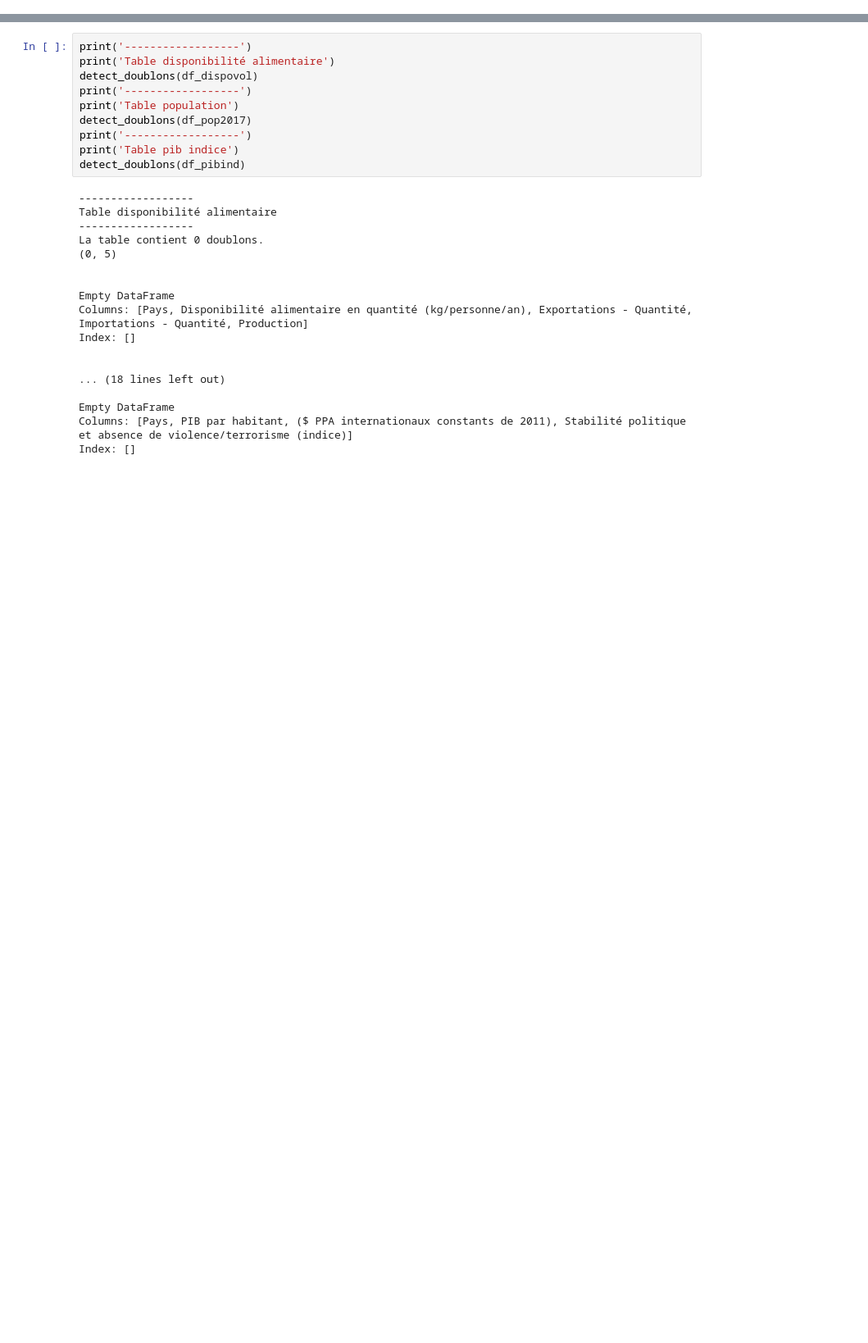
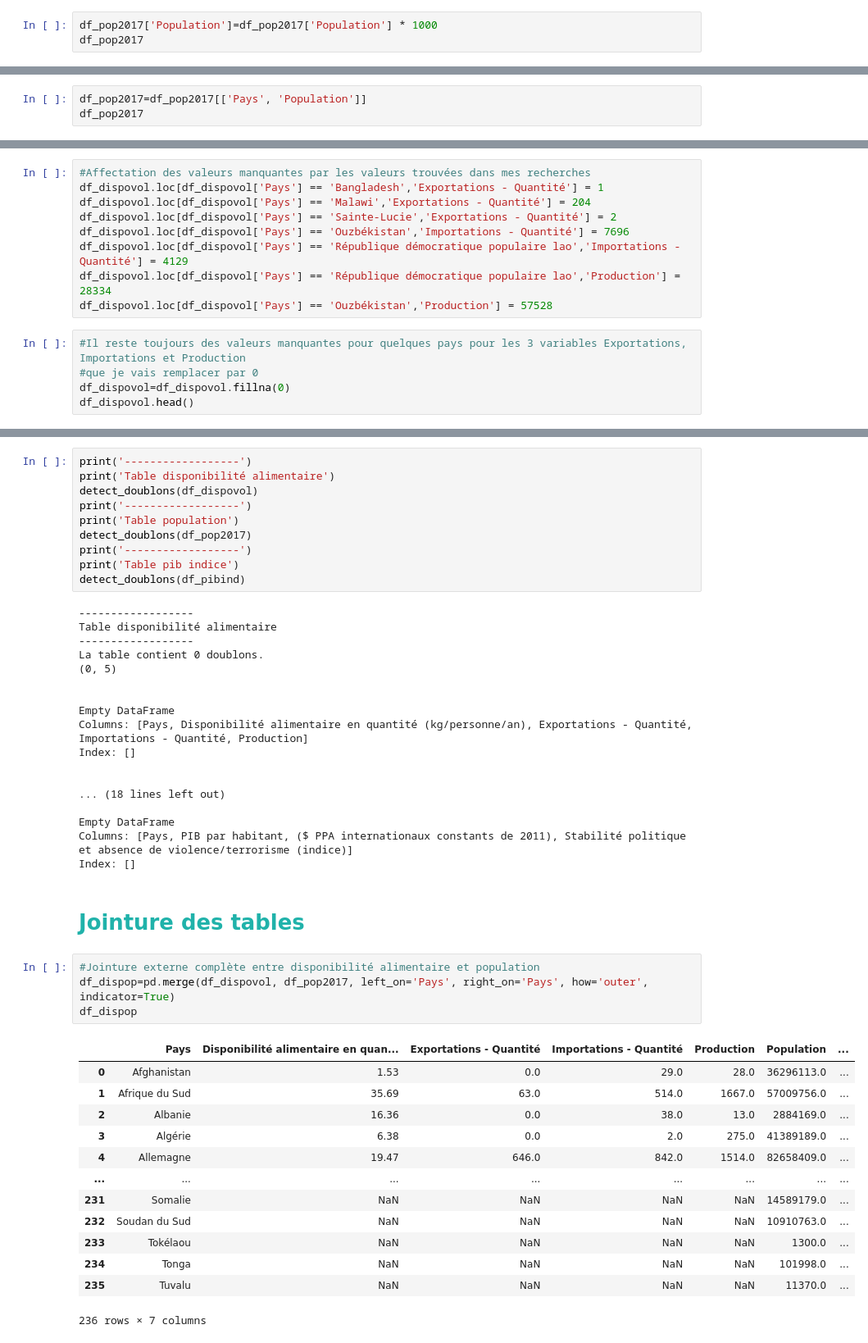
Before and after one commit to Randasabag/Etude-de-march-de-la-poule-qui-chante-avec-Python, a Jupyter notebook: projet9.ipynb, the cells around one changed output, grey strips where cells are left out. Shown at 82% size. Cells and saved outputs as stored; diff of their text form; blank space fills up the shorter version.

```diff
--- a/projet9.ipynb
+++ b/projet9.ipynb
@@ -163,3 +158,6 @@ df_pop2017.head()
 | 55 | Albanie | 1000 personnes | 2884.169 |
 | 74 | Algérie | 1000 personnes | 41389.189 |
 | 93 | Allemagne | 1000 personnes | 82658.409 |
+# %%
+df_pop2017['Population']=df_pop2017['Population'] * 1000
+df_pop2017
@@ -165,0 +178,3 @@ df_pop2017.head()
+# %%
+df_pop2017=df_pop2017[['Pays', 'Population']]
+df_pop2017
@@ -323,0 +317,14 @@ df_dispovol
+# %%
+#Affectation des valeurs manquantes par les valeurs trouvées dans mes recherches
+df_dispovol.loc[df_dispovol['Pays'] == 'Bangladesh','Exportations - Quantité'] = 1
+df_dispovol.loc[df_dispovol['Pays'] == 'Malawi','Exportations - Quantité'] = 204
+df_dispovol.loc[df_dispovol['Pays'] == 'Sainte-Lucie','Exportations - Quantité'] = 2
+df_dispovol.loc[df_dispovol['Pays'] == 'Ouzbékistan','Importations - Quantité'] = 7696
+df_dispovol.loc[df_dispovol['Pays'] == 'République démocratique populaire lao','Importations - Quantité'] = 4129
+df_dispovol.loc[df_dispovol['Pays'] == 'République démocratique populaire lao','Production'] = 28334
+df_dispovol.loc[df_dispovol['Pays'] == 'Ouzbékistan','Production'] = 57528
+# %%
+#Il reste toujours des valeurs manquantes pour quelques pays pour les 3 variables Exportations, Importations et Production
+#que je vais remplacer par 0
+df_dispovol=df_dispovol.fillna(0)
+df_dispovol.head()
@@ -378,3 +437,23 @@ Index: []
 Empty DataFrame
 Columns: [Pays, PIB par habitant, ($ PPA internationaux constants de 2011), Stabilité politique et absence de violence/terrorisme (indice)]
 Index: []
+# %% [markdown]
+# <a name="C3"><font color='LightSeaGreen'>Jointure des tables</font></a>
+# %%
+#Jointure externe complète entre disponibilité alimentaire et population
+df_dispop=pd.merge(df_dispovol, df_pop2017, left_on='Pays', right_on='Pays', how='outer', indicator=True)
+df_dispop
+# %% [output]
+|  | Pays | Disponibilité alimentaire en quan... | Exportations - Quantité | Importations - Quantité | Production | Population | ... |
+| 0 | Afghanistan | 1.53 | 0.0 | 29.0 | 28.0 | 36296113.0 | ... |
+| 1 | Afrique du Sud | 35.69 | 63.0 | 514.0 | 1667.0 | 57009756.0 | ... |
+| 2 | Albanie | 16.36 | 0.0 | 38.0 | 13.0 | 2884169.0 | ... |
+| 3 | Algérie | 6.38 | 0.0 | 2.0 | 275.0 | 41389189.0 | ... |
+| 4 | Allemagne | 19.47 | 646.0 | 842.0 | 1514.0 | 82658409.0 | ... |
+| ... | ... | ... | ... | ... | ... | ... | ... |
+| 231 | Somalie | NaN | NaN | NaN | NaN | 14589179.0 | ... |
+| 232 | Soudan du Sud | NaN | NaN | NaN | NaN | 10910763.0 | ... |
+| 233 | Tokélaou | NaN | NaN | NaN | NaN | 1300.0 | ... |
+| 234 | Tonga | NaN | NaN | NaN | NaN | 101998.0 | ... |
+| 235 | Tuvalu | NaN | NaN | NaN | NaN | 11370.0 | ... |
+236 rows × 7 columns
```
Also changed, not shown: parts of 33 cells of this notebook.
